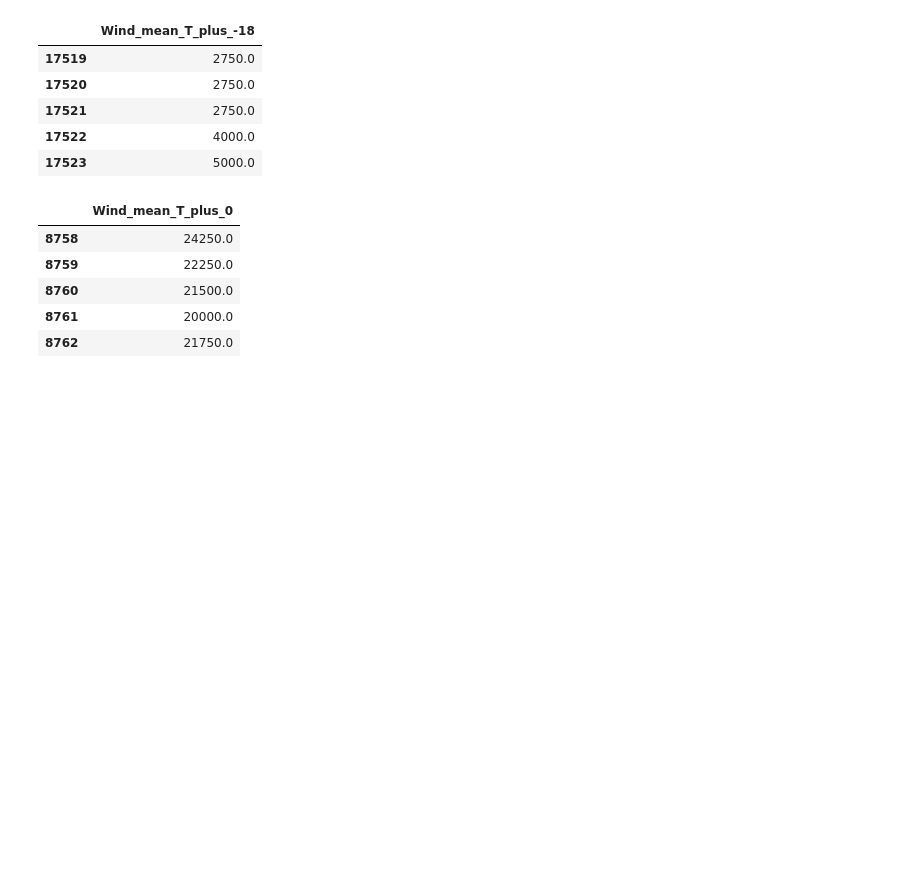
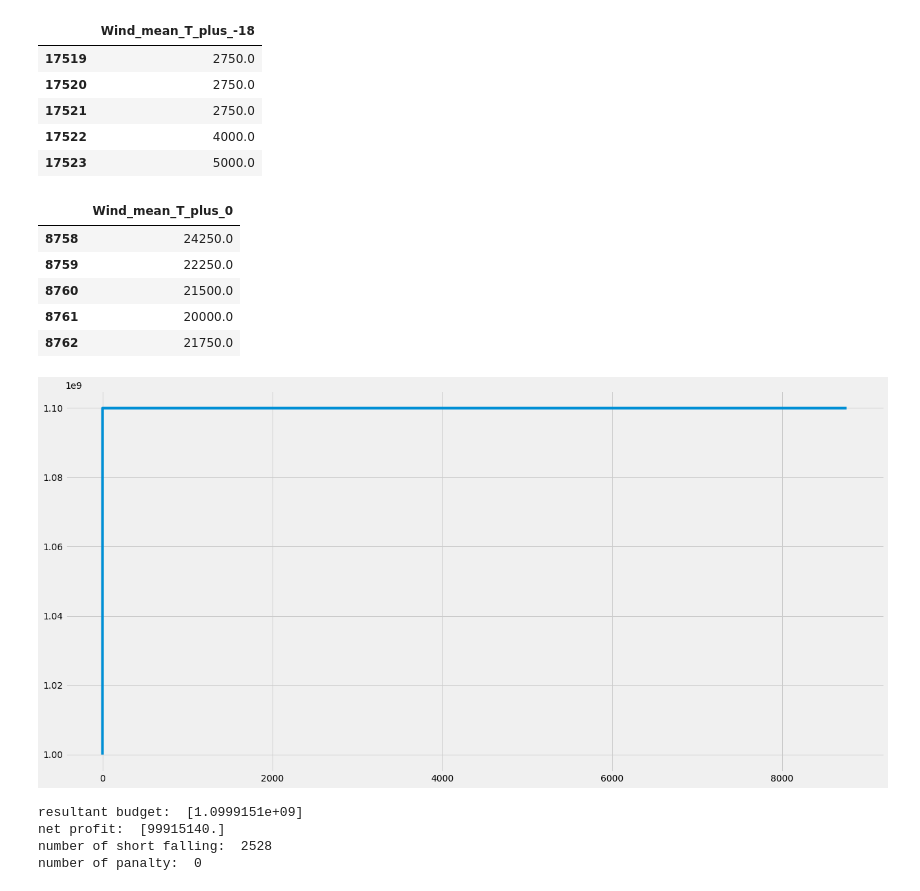
Before and after one commit to wesley34/ai4impactProject2, a Jupyter notebook: wesley_new_model.ipynb, the cells around one changed output. Saved outputs shown, nothing was run; the diff lists cells and outputs as text; code cells hidden in the pictures; blank space fills up the shorter version.

```diff
--- a/wesley_new_model.ipynb
+++ b/wesley_new_model.ipynb
@@ -531,3 +543,13 @@ holdout_y.head()#persistant lead_time
+# %%
+y_predict_test = np.array([i if i>0 else 0  for i in test_y_hat_inversed])
+# %%
+trading(y_predict_test,np.array(test_y))
+# %% [output]
+[figure, added]
+resultant budget:  [1.0999151e+09]
+net profit:  [99915140.]
+number of short falling:  2528
+number of panalty:  0
 # %%
 trading(np.array(p_holdout),np.array(holdout_y)) #persistant
 # %% [output]
```
Also changed, not shown: parts of 14 cells of this notebook.
